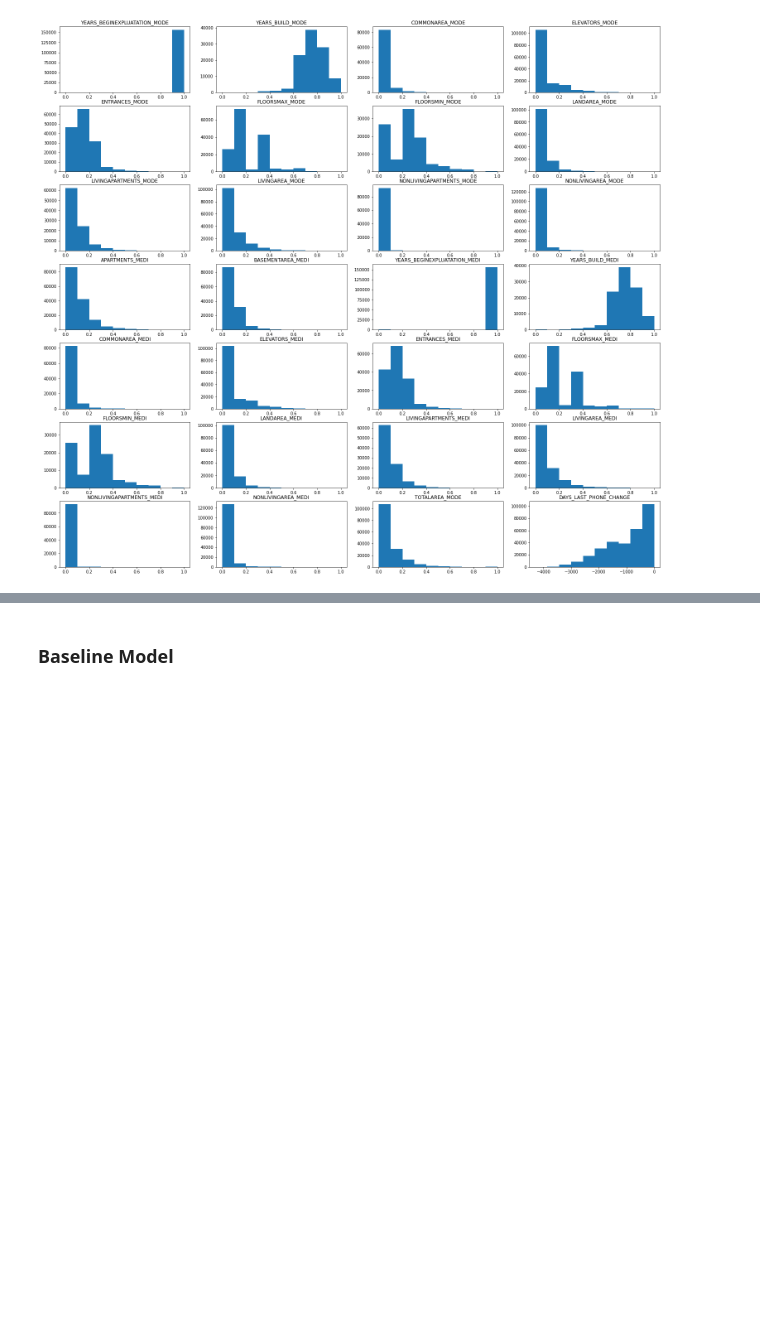
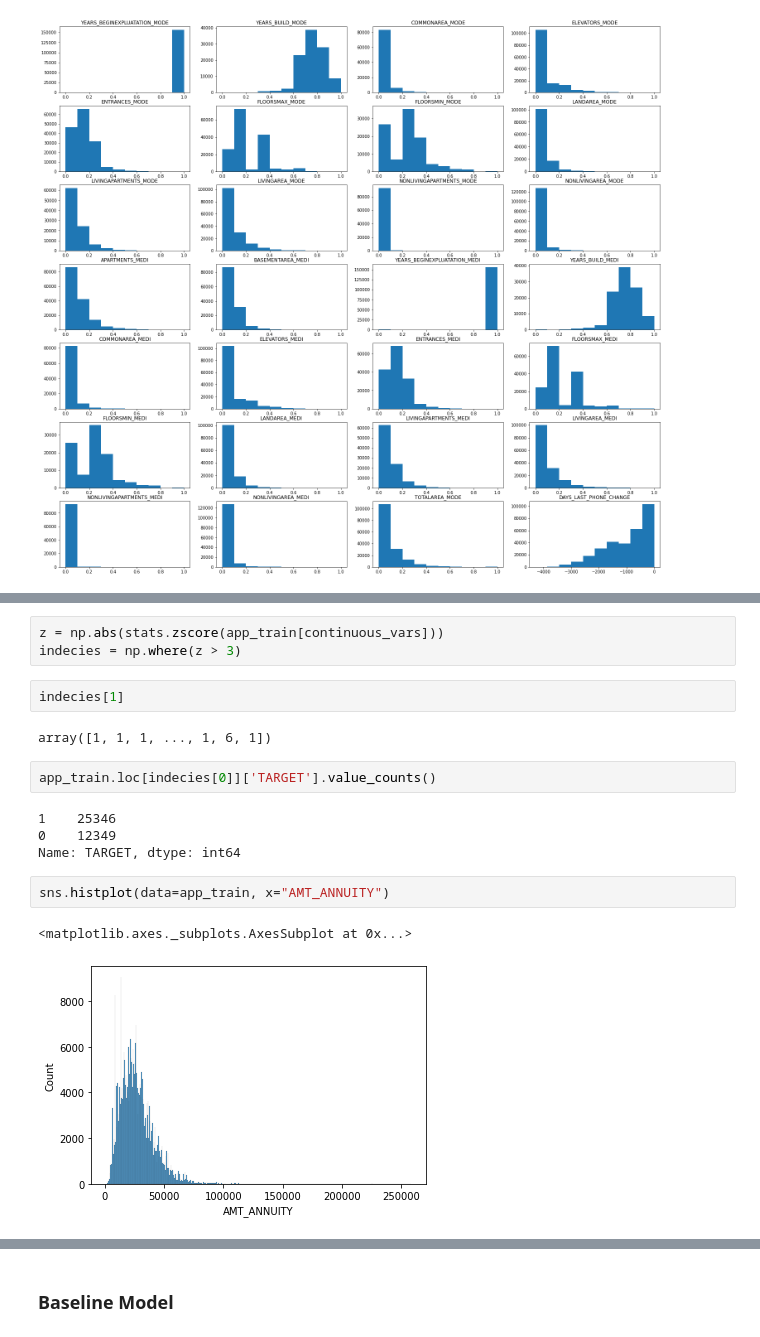
Before and after one commit to LeonMilosevic/home_credit, a Jupyter notebook: home_credit.ipynb, the cells around one changed output, grey strips where cells are left out. Drawn from its saved outputs; the diff is of its cells as text; blank space fills up the shorter version.

```diff
--- a/home_credit.ipynb
+++ b/home_credit.ipynb
@@ -415,0 +437,18 @@ todo: explore continuous values more before feature engineering, and get some in
+# %%
+z = np.abs(stats.zscore(app_train[continuous_vars]))
+indecies = np.where(z > 3)
+# %%
+indecies[1]
+# %% [output]
+array([1, 1, 1, ..., 1, 6, 1])
+# %%
+app_train.loc[indecies[0]]['TARGET'].value_counts()
+# %% [output]
+1    25346
+0    12349
+Name: TARGET, dtype: int64
+# %%
+sns.histplot(data=app_train, x="AMT_ANNUITY")
+# %% [output]
+<matplotlib.axes._subplots.AxesSubplot at 0x...>
+[figure, added]
```
Also changed, not shown: parts of 16 cells of this notebook.
